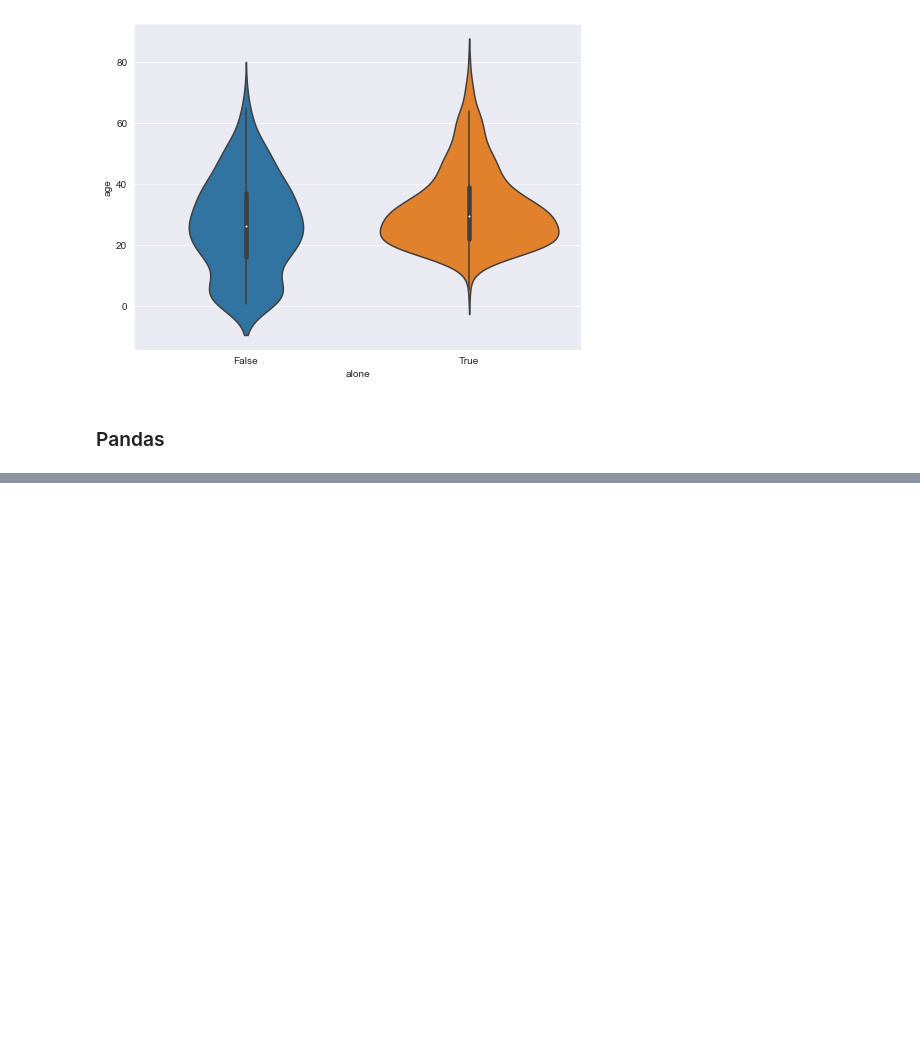
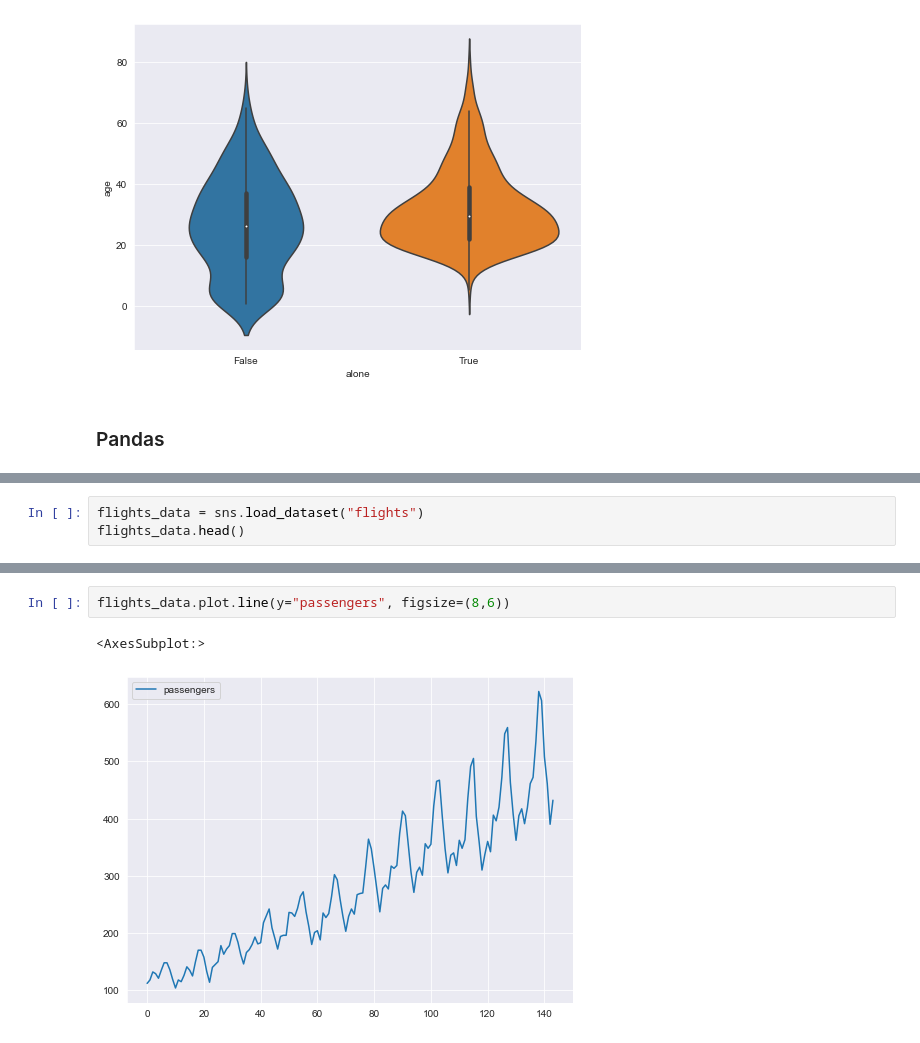
Before and after one commit to LocrianBird/datasets_preps, a Jupyter notebook: Quill.ipynb, the cells around one changed output, grey strips where cells are left out. Drawn from its saved outputs; the diff is of its cells as text; blank space fills up the shorter version.

```diff
--- a/Quill.ipynb
+++ b/Quill.ipynb
@@ -294,0 +315,3 @@ sns.violinplot(x='alone', y='age', data=titanic_data)
+# %%
+flights_data = sns.load_dataset("flights")
+flights_data.head()
@@ -294,0 +325,5 @@ sns.violinplot(x='alone', y='age', data=titanic_data)
+# %%
+flights_data.plot.line(y="passengers", figsize=(8,6))
+# %% [output]
+<AxesSubplot:>
+[figure, added]
```
Also changed, not shown: parts of 14 cells of this notebook.
